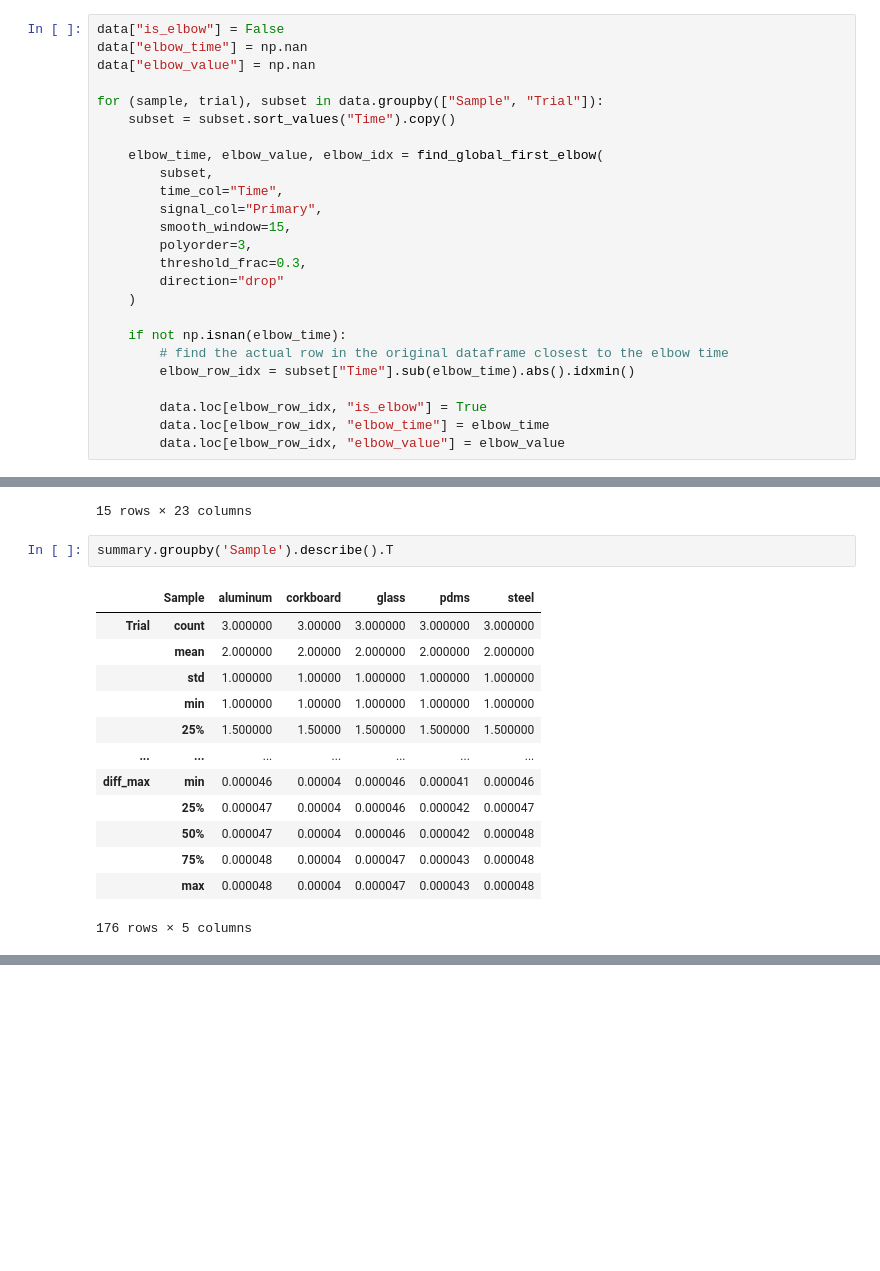
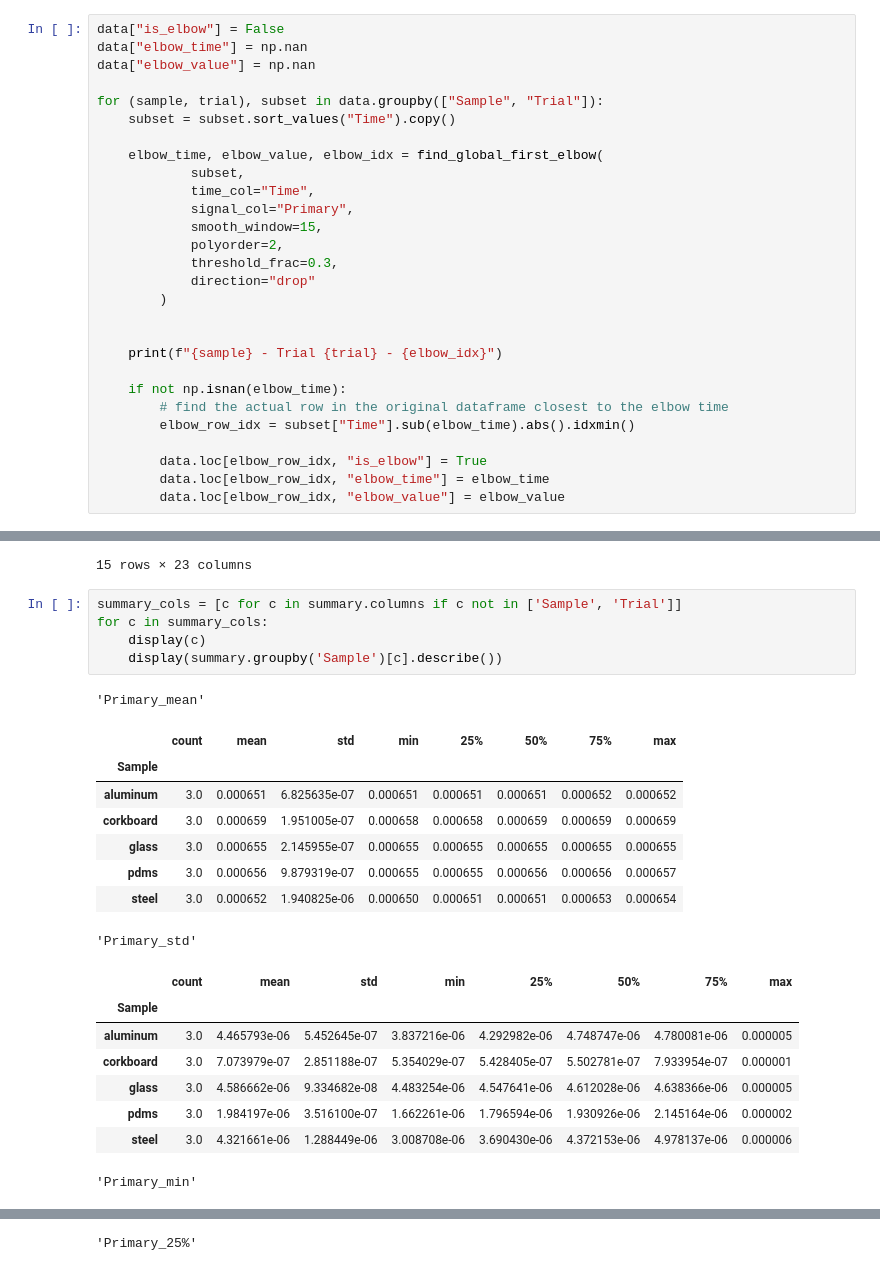
Before and after one commit to cojulieanne/Warmth-Sensor-Object-Detection, a Jupyter notebook: notebooks/01_exploration.ipynb, the cells around one changed output, grey strips where cells are left out. Drawn from its saved outputs; the diff is of its cells as text; blank space fills up the shorter version.

```diff
--- a/notebooks/01_exploration.ipynb
+++ b/notebooks/01_exploration.ipynb
@@ -337,14 +355,17 @@ for (sample, trial), subset in data.groupby(["Sample", "Trial"]):
     subset = subset.sort_values("Time").copy()
 
     elbow_time, elbow_value, elbow_idx = find_global_first_elbow(
-        subset,
-        time_col="Time",
-        signal_col="Primary",
-        smooth_window=15,
-        polyorder=3,
-        threshold_frac=0.3,
-        direction="drop"
-    )
+            subset,
+            time_col="Time",
+            signal_col="Primary",
+            smooth_window=15,
+            polyorder=2,
+            threshold_frac=0.3,
+            direction="drop"
+        )
+
+
+    print(f"{sample} - Trial {trial} - {elbow_idx}")
 
     if not np.isnan(elbow_time):
         # find the actual row in the original dataframe closest to the elbow time
@@ -617,18 +663,25 @@ summary
 | 14 | steel | 3.0 | 0.000650 | 3.008708e-06 | 0.000648 | 0.000649 | 0.000649 | 0.000650 | ... |
 15 rows × 23 columns
 # %%
-summary.groupby('Sample').describe().T
+summary_cols = [c for c in summary.columns if c not in ['Sample', 'Trial']]
+for c in summary_cols:
+    display(c)
+    display(summary.groupby('Sample')[c].describe())
 # %% [output]
+'Primary_mean'
-|  | Sample | aluminum | corkboard | glass | pdms | steel |
-| Trial | count | 3.000000 | 3.00000 | 3.000000 | 3.000000 | 3.000000 |
-|  | mean | 2.000000 | 2.00000 | 2.000000 | 2.000000 | 2.000000 |
-|  | std | 1.000000 | 1.00000 | 1.000000 | 1.000000 | 1.000000 |
-|  | min | 1.000000 | 1.00000 | 1.000000 | 1.000000 | 1.000000 |
-|  | 25% | 1.500000 | 1.50000 | 1.500000 | 1.500000 | 1.500000 |
-| ... | ... | ... | ... | ... | ... | ... |
-| diff_max | min | 0.000046 | 0.00004 | 0.000046 | 0.000041 | 0.000046 |
-|  | 25% | 0.000047 | 0.00004 | 0.000046 | 0.000042 | 0.000047 |
-|  | 50% | 0.000047 | 0.00004 | 0.000046 | 0.000042 | 0.000048 |
-|  | 75% | 0.000048 | 0.00004 | 0.000047 | 0.000043 | 0.000048 |
-|  | max | 0.000048 | 0.00004 | 0.000047 | 0.000043 | 0.000048 |
+|  | count | mean | std | min | 25% | 50% | 75% | max |
+| Sample |  |  |  |  |  |  |  |  |
+| aluminum | 3.0 | 0.000651 | 6.825635e-07 | 0.000651 | 0.000651 | 0.000651 | 0.000652 | 0.000652 |
+| corkboard | 3.0 | 0.000659 | 1.951005e-07 | 0.000658 | 0.000658 | 0.000659 | 0.000659 | 0.000659 |
+| glass | 3.0 | 0.000655 | 2.145955e-07 | 0.000655 | 0.000655 | 0.000655 | 0.000655 | 0.000655 |
+| pdms | 3.0 | 0.000656 | 9.879319e-07 | 0.000655 | 0.000655 | 0.000656 | 0.000656 | 0.000657 |
+| steel | 3.0 | 0.000652 | 1.940825e-06 | 0.000650 | 0.000651 | 0.000651 | 0.000653 | 0.000654 |
-176 rows × 5 columns
+'Primary_std'
+|  | count | mean | std | min | 25% | 50% | 75% | max |
+| Sample |  |  |  |  |  |  |  |  |
+| aluminum | 3.0 | 4.465793e-06 | 5.452645e-07 | 3.837216e-06 | 4.292982e-06 | 4.748747e-06 | 4.780081e-06 | 0.000005 |
+| corkboard | 3.0 | 7.073979e-07 | 2.851188e-07 | 5.354029e-07 | 5.428405e-07 | 5.502781e-07 | 7.933954e-07 | 0.000001 |
+| glass | 3.0 | 4.586662e-06 | 9.334682e-08 | 4.483254e-06 | 4.547641e-06 | 4.612028e-06 | 4.638366e-06 | 0.000005 |
+| pdms | 3.0 | 1.984197e-06 | 3.516100e-07 | 1.662261e-06 | 1.796594e-06 | 1.930926e-06 | 2.145164e-06 | 0.000002 |
+| steel | 3.0 | 4.321661e-06 | 1.288449e-06 | 3.008708e-06 | 3.690430e-06 | 4.372153e-06 | 4.978137e-06 | 0.000006 |
+'Primary_min'
@@ -634,0 +695 @@ summary.groupby('Sample').describe().T
+'Primary_25%'
```
Also changed, not shown: parts of 24 cells of this notebook.
